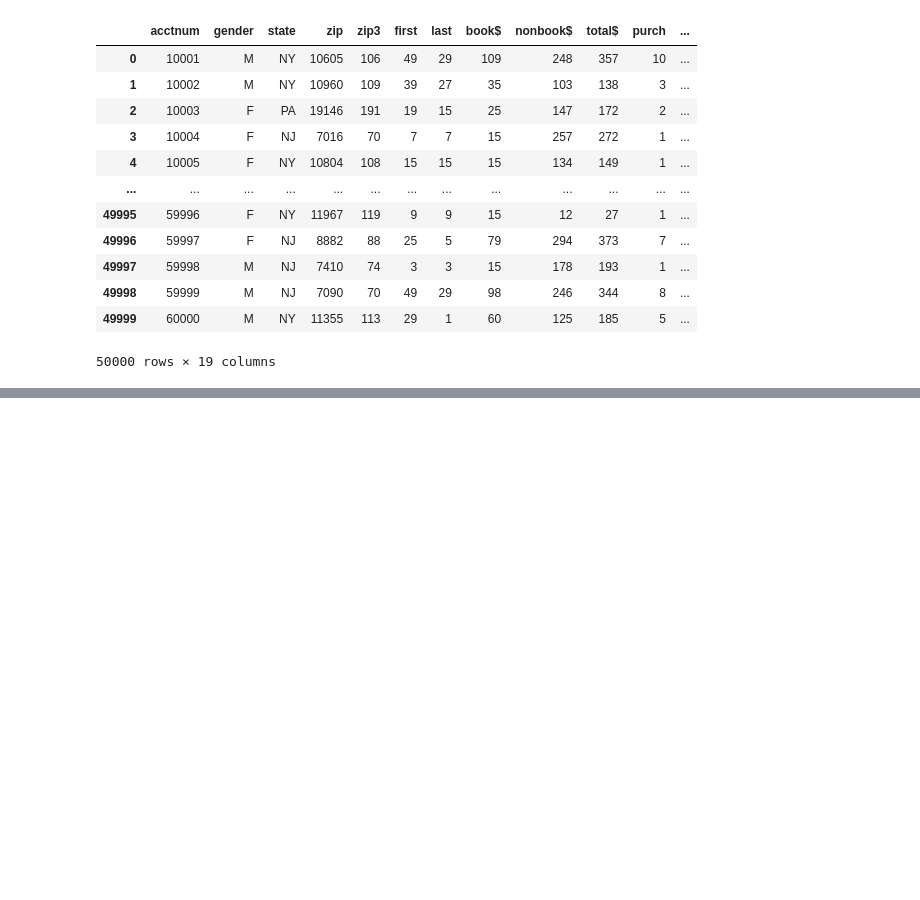
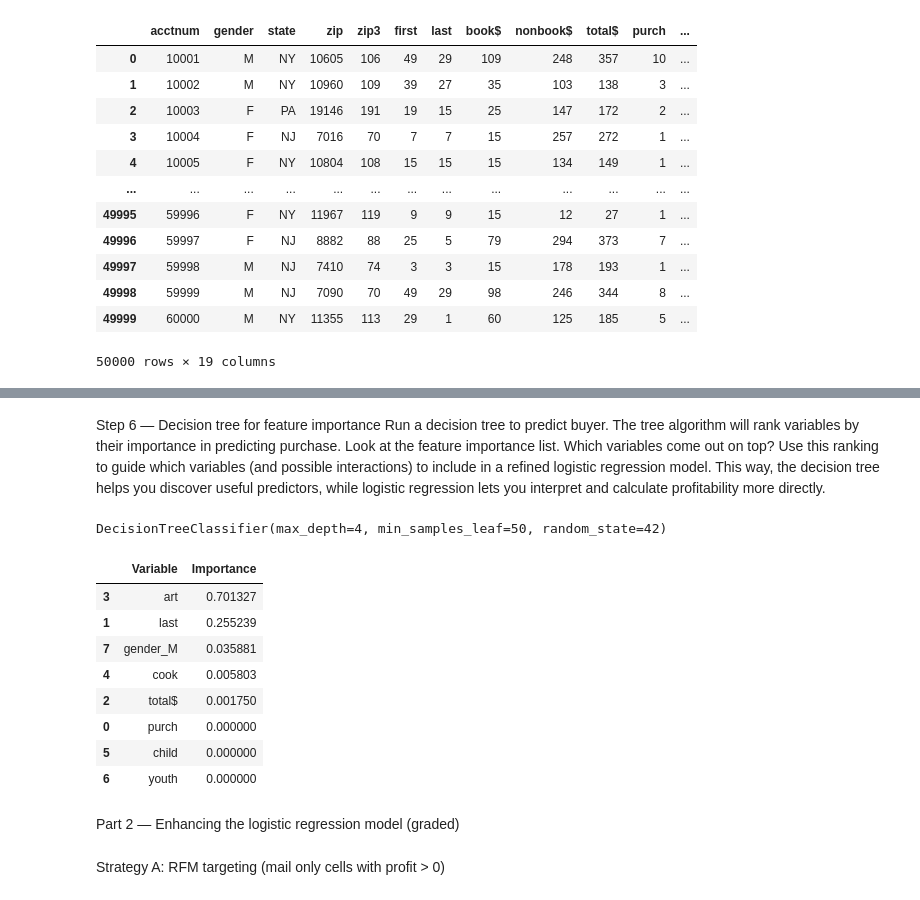
Before and after one commit to NafisaTas1414/RFM-Model, a Jupyter notebook: RFM_MODEL_OURS.ipynb, the cells around one changed output, grey strips where cells are left out. Cells and saved outputs as stored; diff of their text form; code cells hidden in the pictures; blank space fills up the shorter version.

```diff
--- a/RFM_MODEL_OURS.ipynb
+++ b/RFM_MODEL_OURS.ipynb
@@ -40,0 +232,5 @@ np.float64(208.31832)
+# %%
+from sklearn.linear_model import LogisticRegression
+
+logit_multi = LogisticRegression(max_iter=1000)
+logit_multi.fit(X_multi, y)
@@ -40,0 +252,5 @@ np.float64(208.31832)
+# %%
+bbb['pred_prob_multi'] = logit_multi.predict_proba(X_multi)[:, 1]
+
+cutoff = 0.083
+bbb['target_multi'] = (bbb['pred_prob_multi'] >= cutoff).astype(int)
@@ -40,0 +360,44 @@ np.float64(208.31832)
+# %% [markdown]
+Step 6 — Decision tree for feature importance
+Run a decision tree to predict buyer. The tree algorithm will rank variables by their importance in predicting purchase. Look at the feature importance list. Which variables come out on top? Use this ranking to guide which variables (and possible interactions) to include in a refined logistic regression model. This way, the decision tree helps you discover useful predictors, while logistic regression lets you interpret and calculate profitability more directly.
+# %%
+# Outcome
+y = bbb['buyer']
+
+# Predictor set (include rich set)
+X_tree = bbb[['purch', 'last', 'total$', 'gender', 'art', 'cook', 'child', 'youth']]
+
+# Convert gender to numeric
+X_tree = pd.get_dummies(X_tree, drop_first=True)
+
+# Drop missing values
+data_tree = pd.concat([X_tree, y], axis=1).dropna()
+X_tree = data_tree[X_tree.columns]
+y_tree = data_tree['buyer']
+# %%
+tree = DecisionTreeClassifier(
+    max_depth=4,
+    min_samples_leaf=50,
+    random_state=42
+)
+
+tree.fit(X_tree, y_tree)
+# %% [output]
+DecisionTreeClassifier(max_depth=4, min_samples_leaf=50, random_state=42)
+# %%
+importance = pd.DataFrame({
+    'Variable': X_tree.columns,
+    'Importance': tree.feature_importances_
+}).sort_values('Importance', ascending=False)
+
+importance
+# %% [output]
+|  | Variable | Importance |
+| 3 | art | 0.701327 |
+| 1 | last | 0.255239 |
+| 7 | gender_M | 0.035881 |
+| 4 | cook | 0.005803 |
+| 2 | total$ | 0.001750 |
+| 0 | purch | 0.000000 |
+| 5 | child | 0.000000 |
+| 6 | youth | 0.000000 |
@@ -40,0 +411,2 @@ np.float64(208.31832)
+# %% [markdown]
+Part 2 — Enhancing the logistic regression model (graded)
@@ -40,0 +451,2 @@ np.float64(208.31832)
+# %% [markdown]
+Strategy A: RFM targeting (mail only cells with profit > 0)
```
Also changed, not shown: parts of 46 cells of this notebook, 1 other file.
